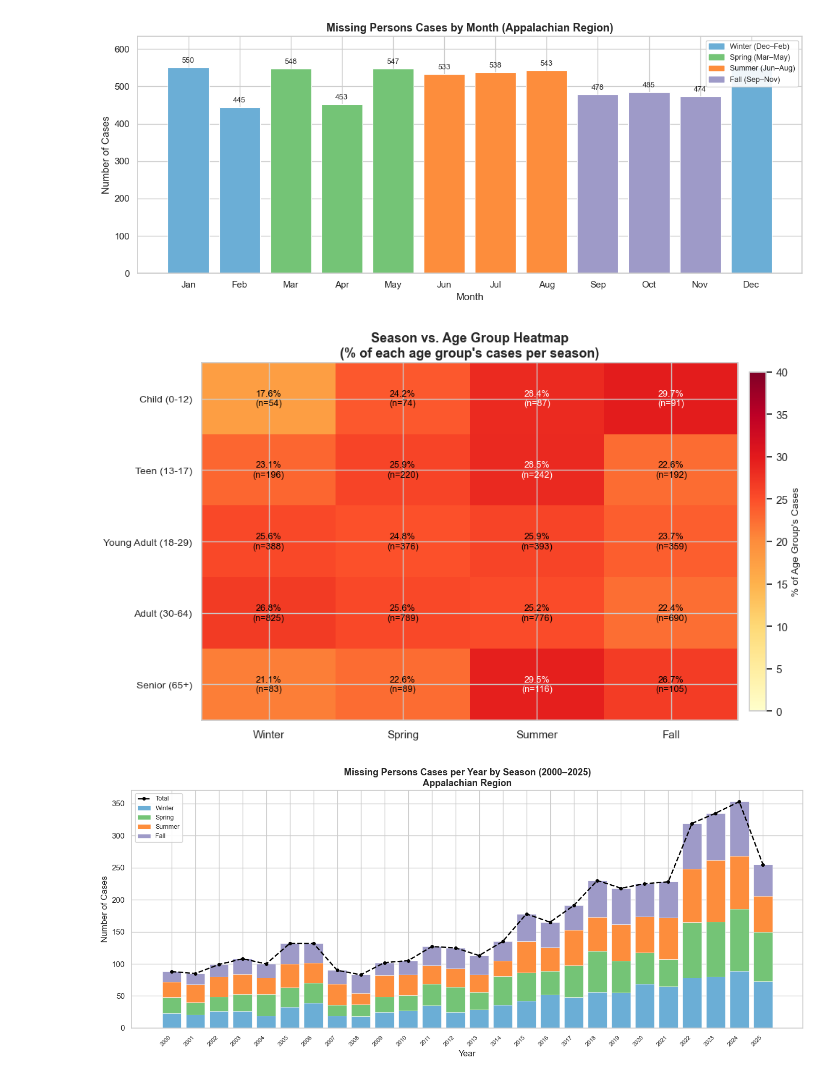
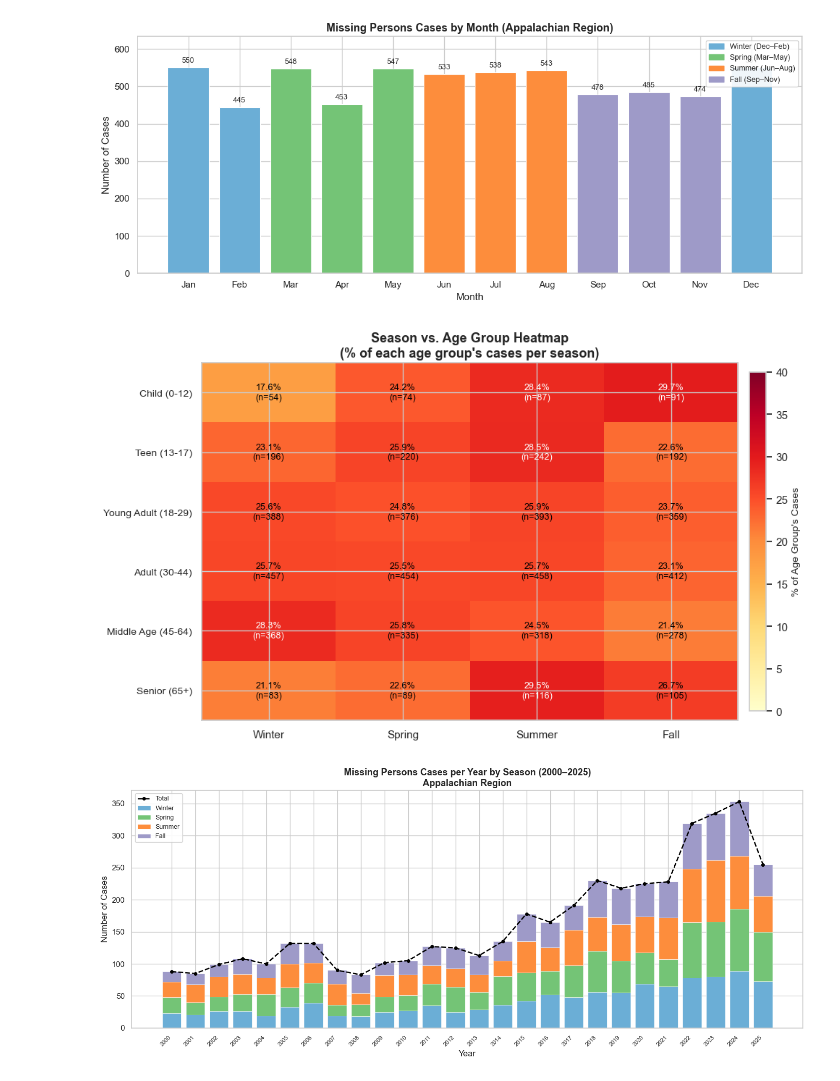
Before and after one commit to jonmoses/Lost-In-The-Mountains, a Jupyter notebook: Lost-In-The-Mountains-Final-Project.ipynb, the cells around one changed output. Saved outputs shown, nothing was run; the diff lists cells and outputs as text; code cells hidden in the pictures.

```diff
--- a/Lost-In-The-Mountains-Final-Project.ipynb
+++ b/Lost-In-The-Mountains-Final-Project.ipynb
@@ -728,7 +854,7 @@ df_mp["age_val"] = pd.to_numeric(
 )
 
 # Age buckets
-bins   = [0, 12, 17, 29, 64, 120]
+bins   = [0, 12, 17, 29, 44, 64, 120]
 labels = ["Child (0-12)", "Teen (13-17)", "Young Adult (18-29)",
           "Adult (30-44)", "Middle Age (45-64)", "Senior (65+)"]
 df_mp["age_group"] = pd.cut(df_mp["age_val"], bins=bins, labels=labels, right=True)
@@ -741,36 +867,36 @@ pivot = (
     .size()
     .unstack("season")
     .reindex(columns=season_order)
 )
 
 # Normalize each row to show proportions within each age group
 pivot_norm = pivot.div(pivot.sum(axis=1), axis=0) * 100
 
 fig, ax = plt.subplots(figsize=(10, 6))
 im = ax.imshow(pivot_norm.values, cmap="YlOrRd", aspect="auto", vmin=0, vmax=40)
 
 ax.set_xticks(range(len(season_order)))
 ax.set_xticklabels(season_order, fontsize=11)
 ax.set_yticks(range(len(labels)))
 ax.set_yticklabels(labels, fontsize=10)
-ax.set_title("Season vs. Age Group Heatmap\n(% of each age group\'s cases per season)",
+ax.set_title("Season vs. Age Group Heatmap\n(% of each age group's cases per season)",
              fontsize=13, fontweight="bold")
 
 for r in range(pivot_norm.shape[0]):
     for c in range(pivot_norm.shape[1]):
         val = pivot_norm.iloc[r, c]
         raw = pivot.iloc[r, c]
         text_color = "white" if val > 28 else "black"
         ax.text(c, r, f"{val:.1f}%\n(n={int(raw)})",
                 ha="center", va="center", fontsize=9, color=text_color)
 
 cbar = fig.colorbar(im, ax=ax, fraction=0.03, pad=0.02)
-cbar.set_label("% of Age Group\'s Cases", fontsize=10)
+cbar.set_label("% of Age Group's Cases", fontsize=10)
 
 plt.tight_layout()
 plt.show()
 # %% [output]
-[figure, old version]
+[figure, new version]
 # %%
 import pandas as pd
 import matplotlib.pyplot as plt
```
Also changed, not shown: parts of 4 cells of this notebook, 1 other file.
